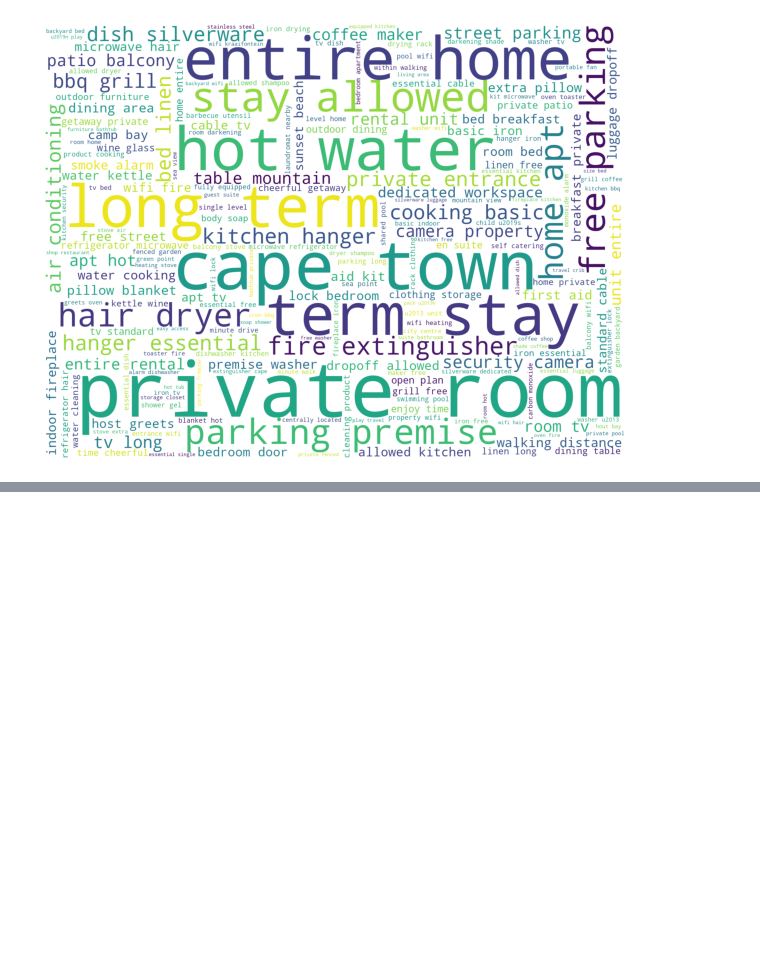
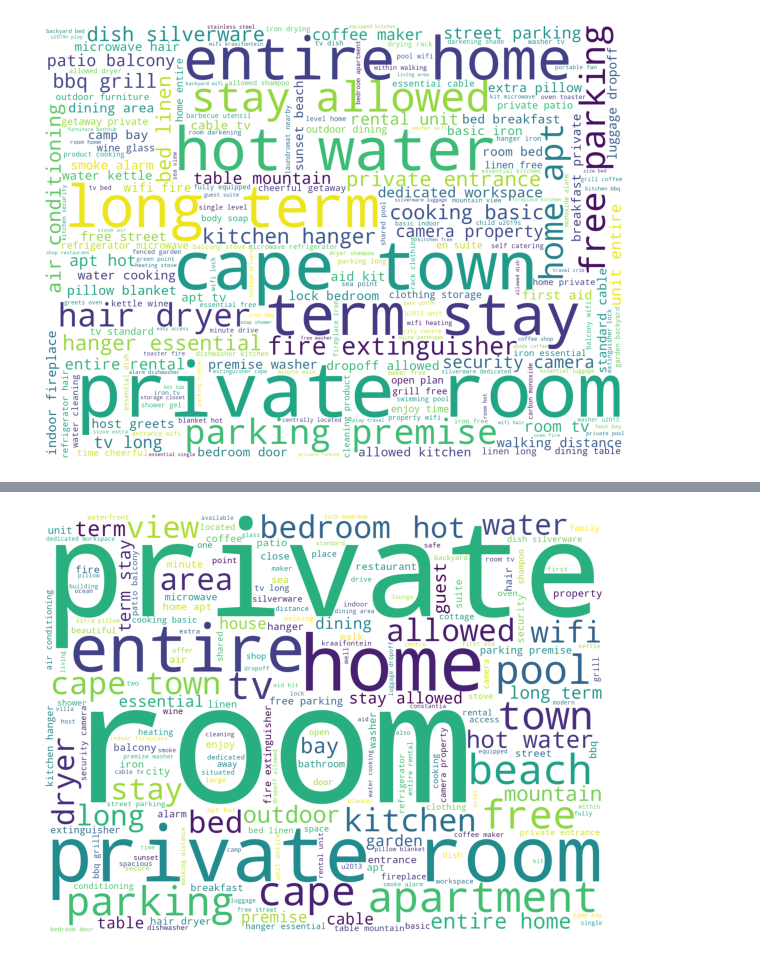
Before and after one commit to Nickimani/Airbnb_Project, a Jupyter notebook: Airbnb_Notebook.ipynb, the cells around one changed output, grey strips where cells are left out. Drawn from its saved outputs; the diff is of its cells as text; code cells hidden in the pictures; blank space fills up the shorter version.

```diff
--- a/Airbnb_Notebook.ipynb
+++ b/Airbnb_Notebook.ipynb
@@ -1440,0 +1461,8 @@ plt.axis('off');
+# %%
+# Wordcloud of the words with TF-IDF Vectorizer with Unigram & Bigram
+wordcloud = WordCloud(background_color = 'white', width = 2000, height = 1500).generate_from_frequencies(dict(tf1_freq))
+plt.figure(figsize=(10,8))
+plt.imshow(wordcloud)
+plt.axis('off');
+# %% [output]
+[figure, added]
```
Also changed, not shown: parts of 5 cells of this notebook.
